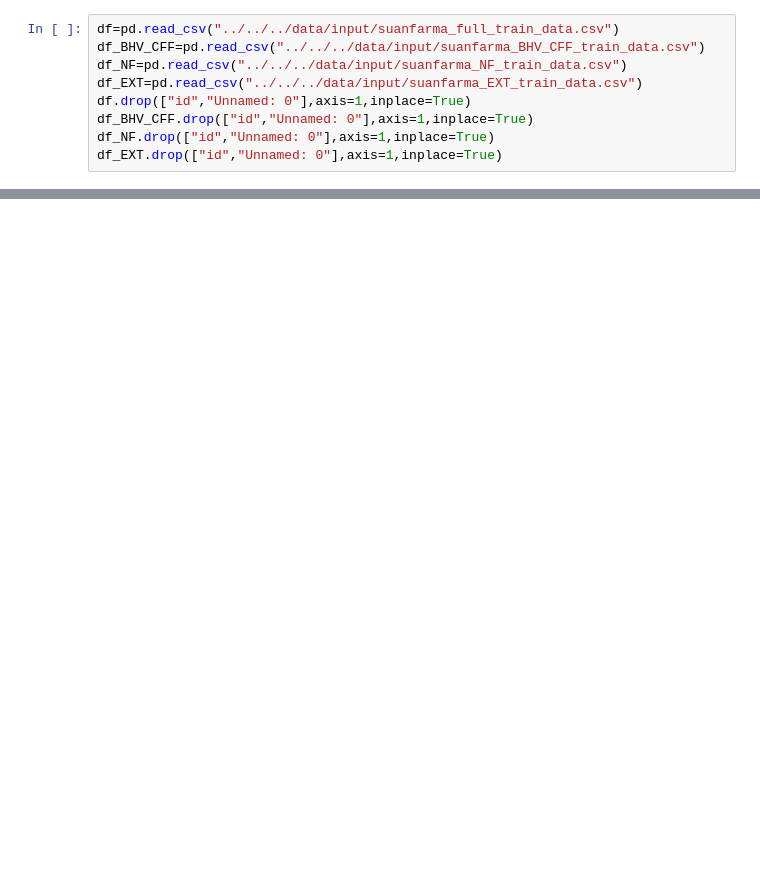
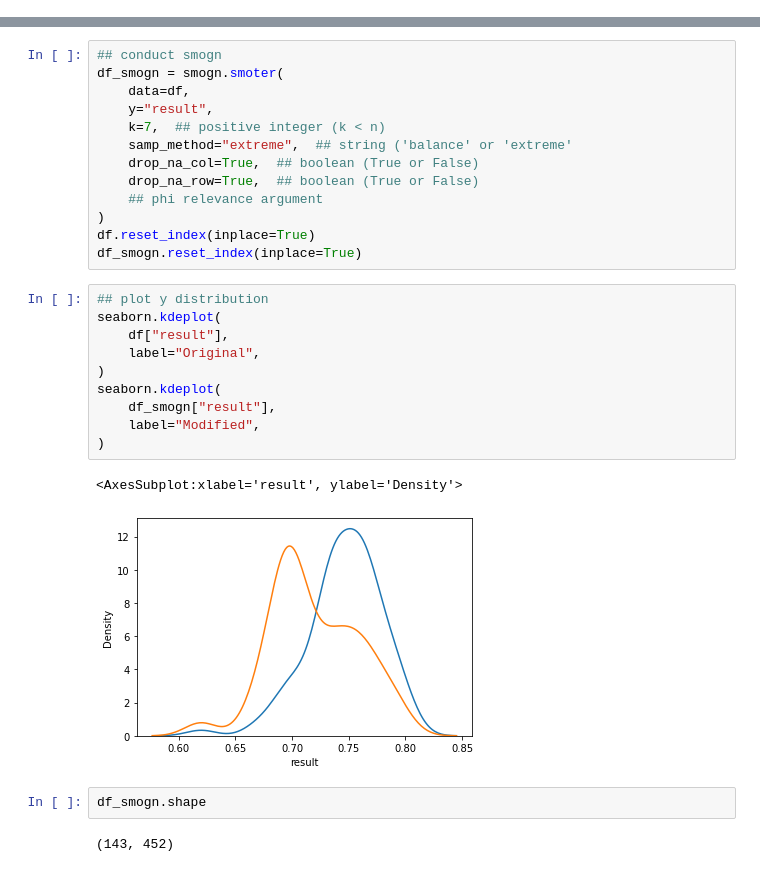
Before and after one commit to xsolinsx/ai-challenge-suanfarma, a Jupyter notebook: Ali_Akay/notebooks/baseline_model.ipynb, the cells around one changed output, grey strips where cells are left out. Cells and saved outputs as stored; diff of their text form; blank space fills up the shorter version.

```diff
--- a/Ali_Akay/notebooks/baseline_model.ipynb
+++ b/Ali_Akay/notebooks/baseline_model.ipynb
@@ -179,10 +59 @@ df_best_features.tolist()
-# %%
-df=pd.read_csv("../../../data/input/suanfarma_full_train_data.csv")
-df_BHV_CFF=pd.read_csv("../../../data/input/suanfarma_BHV_CFF_train_data.csv")
-df_NF=pd.read_csv("../../../data/input/suanfarma_NF_train_data.csv")
-df_EXT=pd.read_csv("../../../data/input/suanfarma_EXT_train_data.csv")
-df.drop(["id","Unnamed: 0"],axis=1,inplace=True)
-df_BHV_CFF.drop(["id","Unnamed: 0"],axis=1,inplace=True)
-df_NF.drop(["id","Unnamed: 0"],axis=1,inplace=True)
-df_EXT.drop(["id","Unnamed: 0"],axis=1,inplace=True)
 # %%
@@ -478,0 +73,30 @@ r_score -0.29080089319237445
+# %%
+## conduct smogn
+df_smogn = smogn.smoter(
+    data=df,
+    y="result",
+    k=7,  ## positive integer (k < n)
+    samp_method="extreme",  ## string ('balance' or 'extreme'
+    drop_na_col=True,  ## boolean (True or False)
+    drop_na_row=True,  ## boolean (True or False)
+    ## phi relevance argument
+)
+df.reset_index(inplace=True)
+df_smogn.reset_index(inplace=True)
+# %%
+## plot y distribution
+seaborn.kdeplot(
+    df["result"],
+    label="Original",
+)
+seaborn.kdeplot(
+    df_smogn["result"],
+    label="Modified",
+)
+# %% [output]
+<AxesSubplot:xlabel='result', ylabel='Density'>
+[figure, added]
+# %%
+df_smogn.shape
+# %% [output]
+(143, 452)
```
Also changed, not shown: parts of 27 cells of this notebook, 7 other files.
